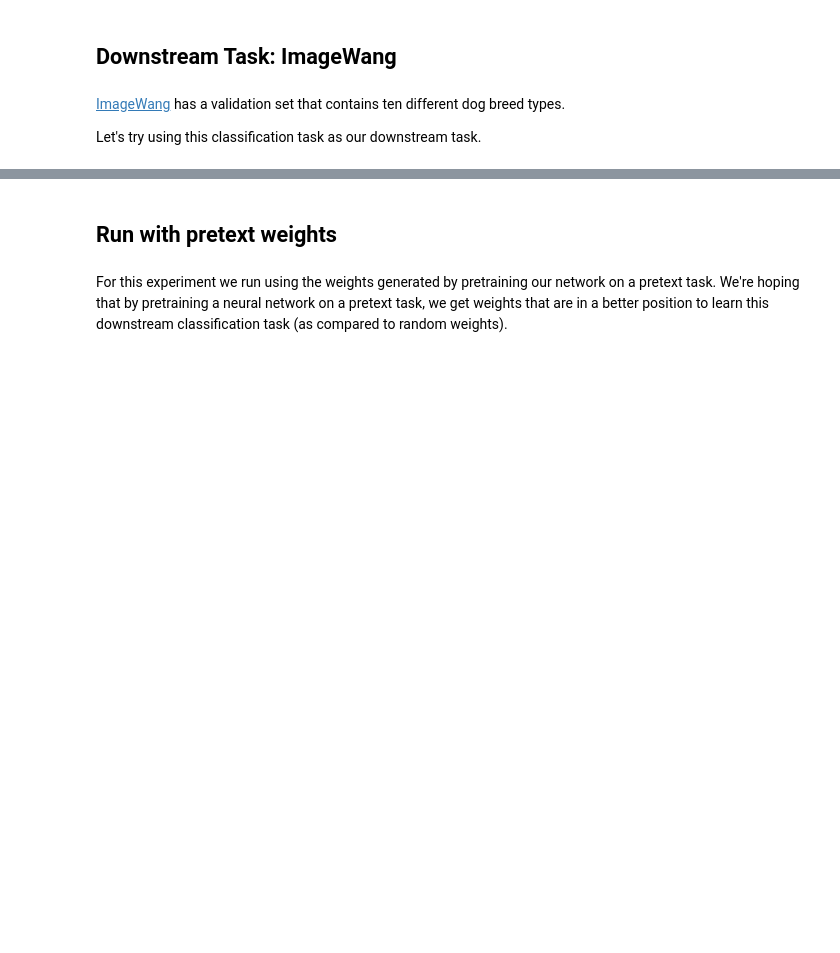
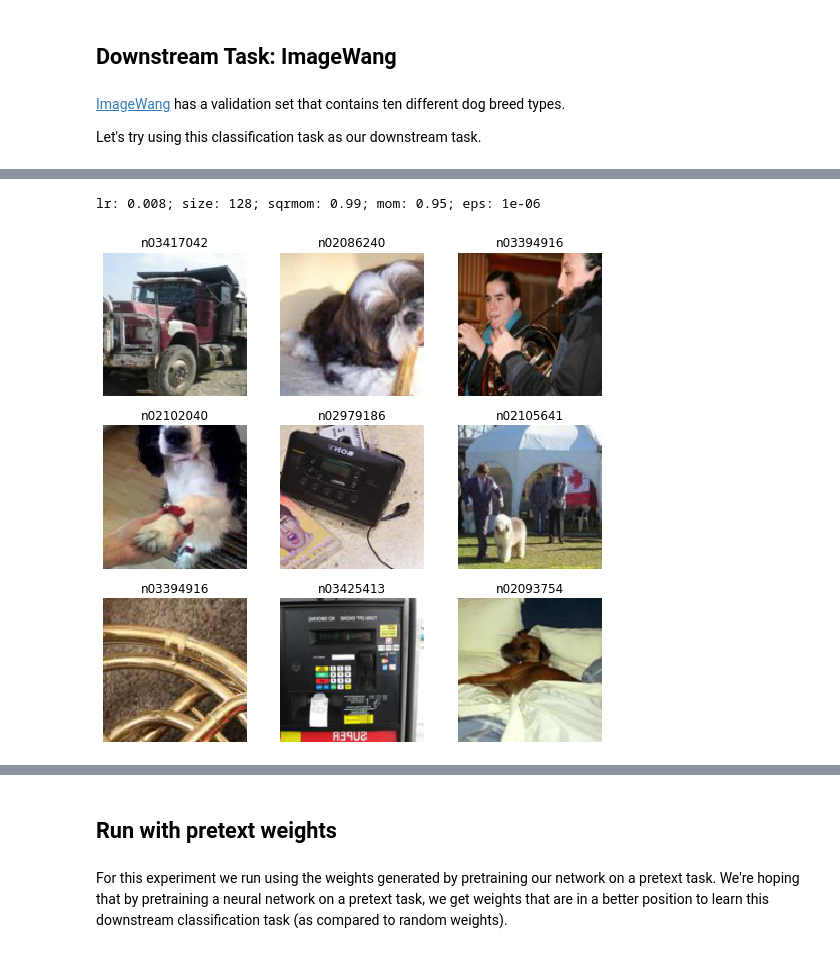
Before and after one commit to JoshVarty/SelfSupervisedLearning, a Jupyter notebook: 03_DownstreamTask_ImageWang.ipynb, the cells around one changed output, grey strips where cells are left out. Cells and saved outputs as stored; diff of their text form; code cells hidden in the pictures; blank space fills up the shorter version.

Commit message:
Improve Random Baseline

```diff
--- a/03_DownstreamTask_ImageWang.ipynb
+++ b/03_DownstreamTask_ImageWang.ipynb
@@ -110,0 +106,15 @@ learn.fit_one_cycle(10, slice(10e-4, 10e-3))
+# %%
+def get_dbunch(size, bs, sh=0., workers=None):
+    if size<=224:
+        path = URLs.IMAGEWANG_160
+    else:
+        path = URLs.IMAGEWANG
+    source = untar_data(path)
+    if workers is None: workers = min(8, num_cpus())
+    dblock = DataBlock(blocks=(ImageBlock, CategoryBlock),
+                       splitter=GrandparentSplitter(valid_name='val'),
+                       get_items=get_image_files, get_y=parent_label)
+    item_tfms=[RandomResizedCrop(size, min_scale=0.35), FlipItem(0.5)]
+    batch_tfms=RandomErasing(p=0.9, max_count=3, sh=sh) if sh else None
+    return dblock.databunch(source, path=source, bs=bs, num_workers=workers,
+                            item_tfms=item_tfms, batch_tfms=batch_tfms)
@@ -110,0 +127,12 @@ learn.fit_one_cycle(10, slice(10e-4, 10e-3))
+# %%
+size = 128
+bs = 64
+
+dbunch = get_dbunch(size, bs, sh=sh)
+if not gpu: print(f'lr: {lr}; size: {size}; sqrmom: {sqrmom}; mom: {mom}; eps: {eps}')
+# %% [output]
+lr: 0.008; size: 128; sqrmom: 0.99; mom: 0.95; eps: 1e-06
+# %%
+dbunch.show_batch()
+# %% [output]
+[figure, added]
```
Also changed, not shown: parts of 26 cells of this notebook.
